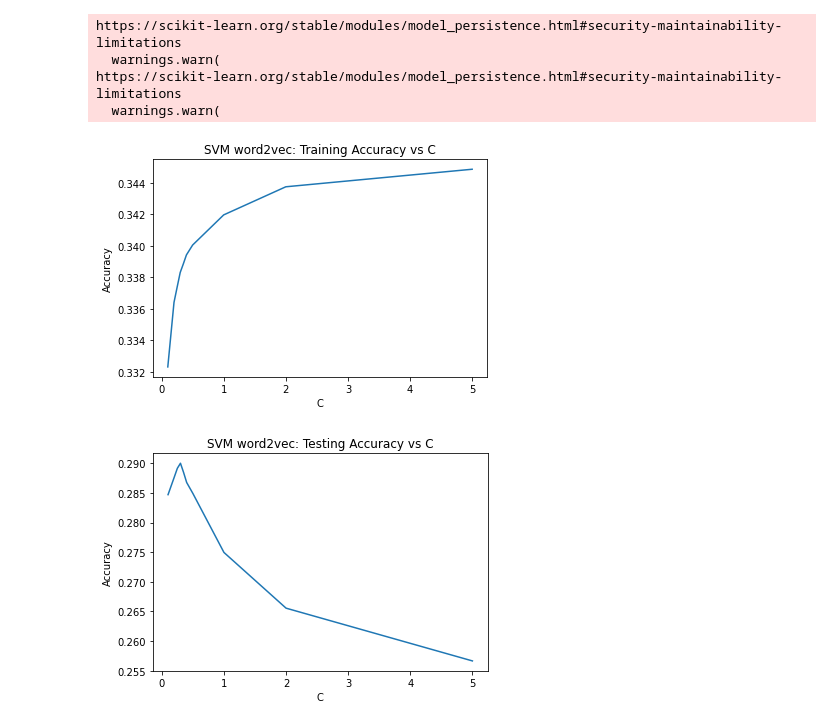
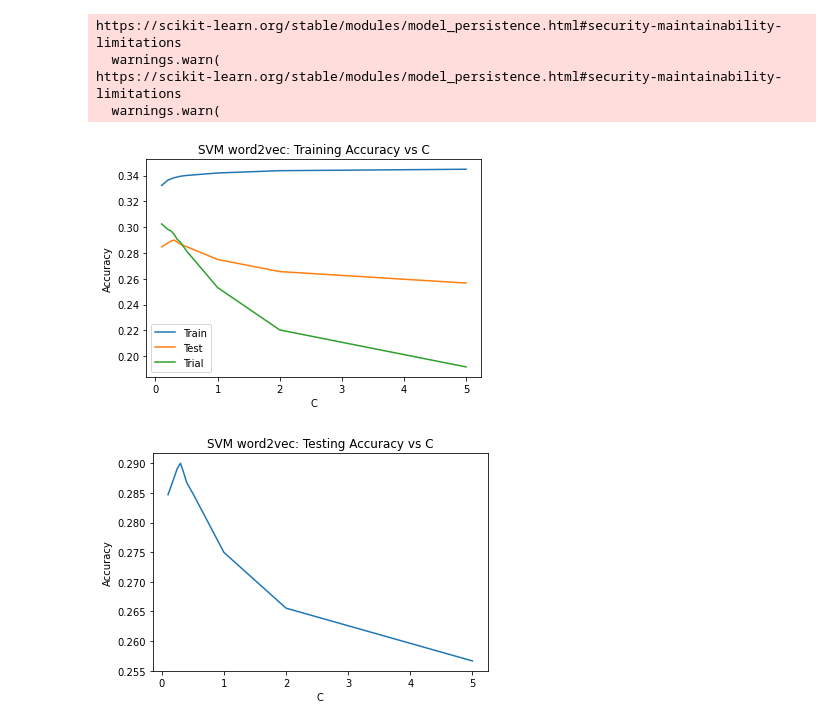
Before and after one commit to Karanjot-singh/Making-Emojis-More-Predictable, a Jupyter notebook: src/finalModels/SVM/svm_evaluate.ipynb, the cells around one changed output. Drawn from its saved outputs; the diff is of its cells as text; code cells hidden in the pictures.

```diff
--- a/src/finalModels/SVM/svm_evaluate.ipynb
+++ b/src/finalModels/SVM/svm_evaluate.ipynb
@@ -5,13 +5,13 @@ import numpy as np
 from tqdm import tqdm
 import matplotlib.pyplot as plt
 # %%
-trainData = np.load('../../fin_t2_train.npy')
-trialData = np.load('../../fin_t2_trial.npy')
-testData = np.load('../../fin_t2_test.npy')
+trainData = np.load('../RandomForestNB/fin_t2_train.npy')
+trialData = np.load('../RandomForestNB/fin_t2_trial.npy')
+testData = np.load('../RandomForestNB/fin_t2_test.npy')
 
-noWEtrainData = np.load('../../noWE_t2_train.npy')
-noWEtrialData = np.load('../../noWE_t2_trial.npy')
-noWEtestData = np.load('../../noWE_t2_test.npy')
+noWEtrainData = np.load('../AdaBoost/noWE_t2_train.npy')
+noWEtrialData = np.load('../AdaBoost/noWE_t2_trial.npy')
+noWEtestData = np.load('../AdaBoost/noWE_t2_test.npy')
 
 
 
@@ -130,13 +130,16 @@ https://scikit-learn.org/stable/modules/model_persistence.html#security-maintain
 https://scikit-learn.org/stable/modules/model_persistence.html#security-maintainability-limitations
   warnings.warn(
 # %%
-plt.plot(c_list,train_acc_list)
+plt.plot(c_list,train_acc_list,label='Train')
+plt.plot(c_list,test_acc_list,label='Test')
+plt.plot(c_list,trial_acc_list,label='Trial')
 plt.xlabel('C')
 plt.ylabel('Accuracy')
 plt.title('SVM word2vec: Training Accuracy vs C')
+plt.legend()
 plt.show()
 # %% [output]
-[figure, old version]
+[figure, new version]
 # %%
 plt.plot(c_list,test_acc_list)
 plt.xlabel('C')
```
Also changed, not shown: parts of 1 cell of this notebook, 5 other files.
